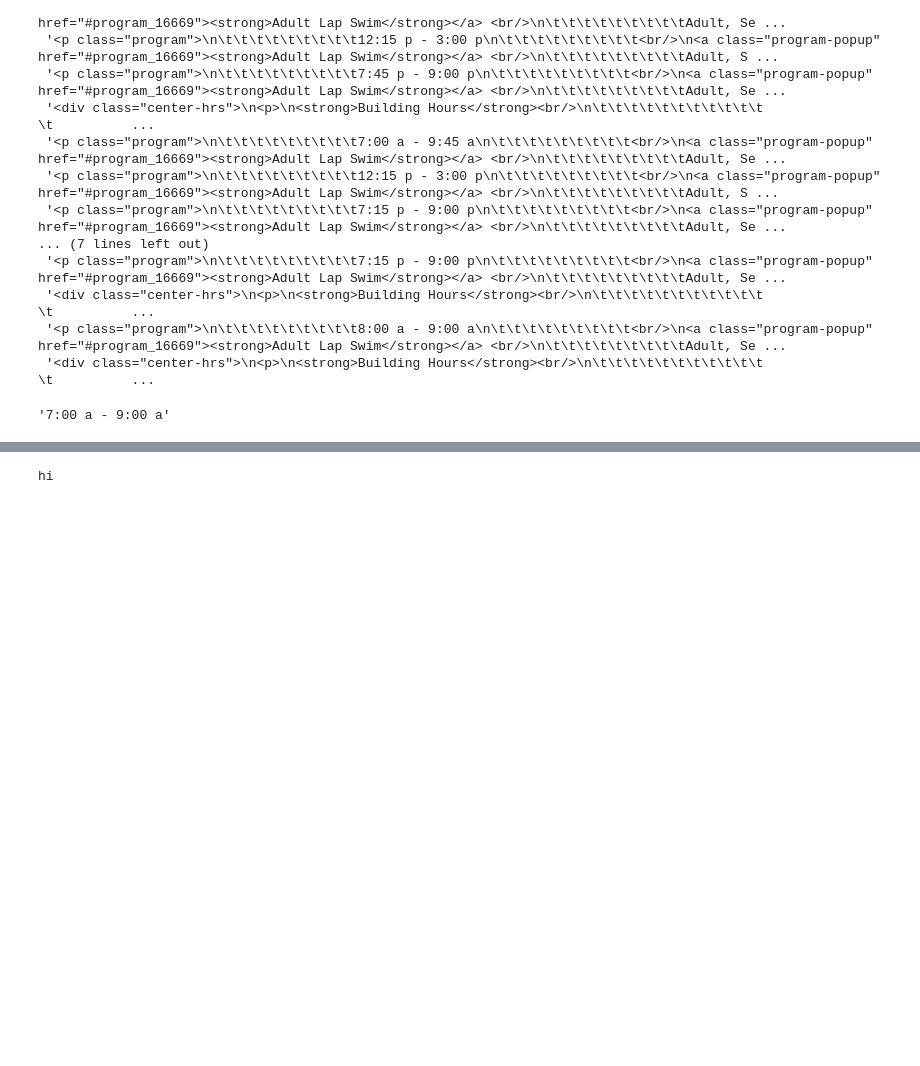
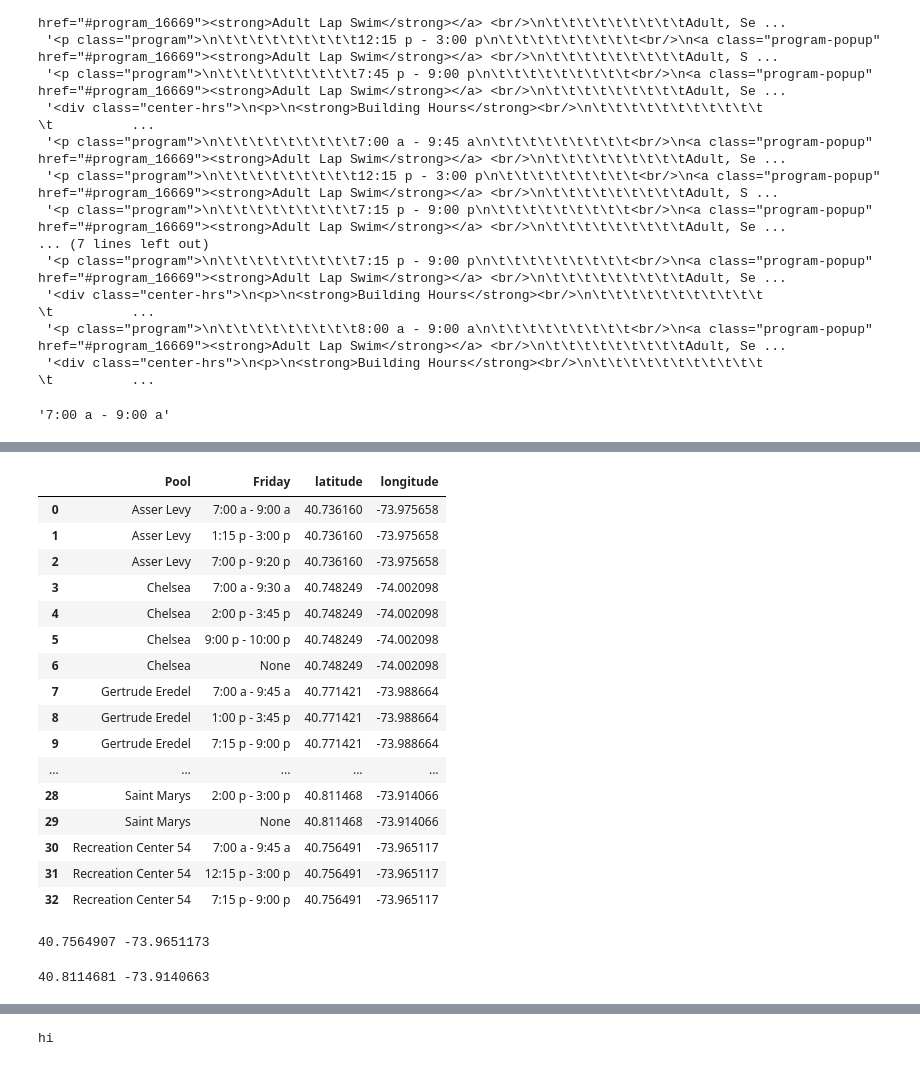
Before and after one commit to stephgline/NYClapfinder, a Jupyter notebook: 4.11.16.pool_project.ipynb, the cells around one changed output, grey strips where cells are left out. Drawn from its saved outputs; the diff is of its cells as text; code cells hidden in the pictures; blank space fills up the shorter version.

```diff
--- a/4.11.16.pool_project.ipynb
+++ b/4.11.16.pool_project.ipynb
@@ -748,0 +706,4 @@ allpools
+# %%
+con = mdb.connect('localhost', 'root', '', 'lap_schedule')
+db = allpools.to_sql('lap_schedule_table', con, flavor='mysql')
+pooldf = pd.read_sql('SELECT * FROM lap_schedule_table', con)
@@ -748,0 +787,24 @@ allpools
+# %%
+now = time.strftime("%A")
+# %%
+mondays = pd.read_sql('SELECT Pool, %s, latitude, longitude FROM lap_schedule_table5'%(now), con)
+# %%
+mondays
+# %% [output]
+|  | Pool | Friday | latitude | longitude |
+| 0 | Asser Levy | 7:00 a - 9:00 a | 40.736160 | -73.975658 |
+| 1 | Asser Levy | 1:15 p - 3:00 p | 40.736160 | -73.975658 |
+| 2 | Asser Levy | 7:00 p - 9:20 p | 40.736160 | -73.975658 |
+| 3 | Chelsea | 7:00 a - 9:30 a | 40.748249 | -74.002098 |
+| 4 | Chelsea | 2:00 p - 3:45 p | 40.748249 | -74.002098 |
+| 5 | Chelsea | 9:00 p - 10:00 p | 40.748249 | -74.002098 |
+| 6 | Chelsea | None | 40.748249 | -74.002098 |
+| 7 | Gertrude Eredel | 7:00 a - 9:45 a | 40.771421 | -73.988664 |
+| 8 | Gertrude Eredel | 1:00 p - 3:45 p | 40.771421 | -73.988664 |
+| 9 | Gertrude Eredel | 7:15 p - 9:00 p | 40.771421 | -73.988664 |
+| ... | ... | ... | ... | ... |
+| 28 | Saint Marys | 2:00 p - 3:00 p | 40.811468 | -73.914066 |
+| 29 | Saint Marys | None | 40.811468 | -73.914066 |
+| 30 | Recreation Center 54 | 7:00 a - 9:45 a | 40.756491 | -73.965117 |
+| 31 | Recreation Center 54 | 12:15 p - 3:00 p | 40.756491 | -73.965117 |
+| 32 | Recreation Center 54 | 7:15 p - 9:00 p | 40.756491 | -73.965117 |
@@ -748,0 +819,8 @@ allpools
+# %%
+print lat, lon
+# %% [output]
+40.7564907 -73.9651173
+# %%
+print poolat, poolon
+# %% [output]
+40.8114681 -73.9140663
```
Also changed, not shown: parts of 53 cells of this notebook.
